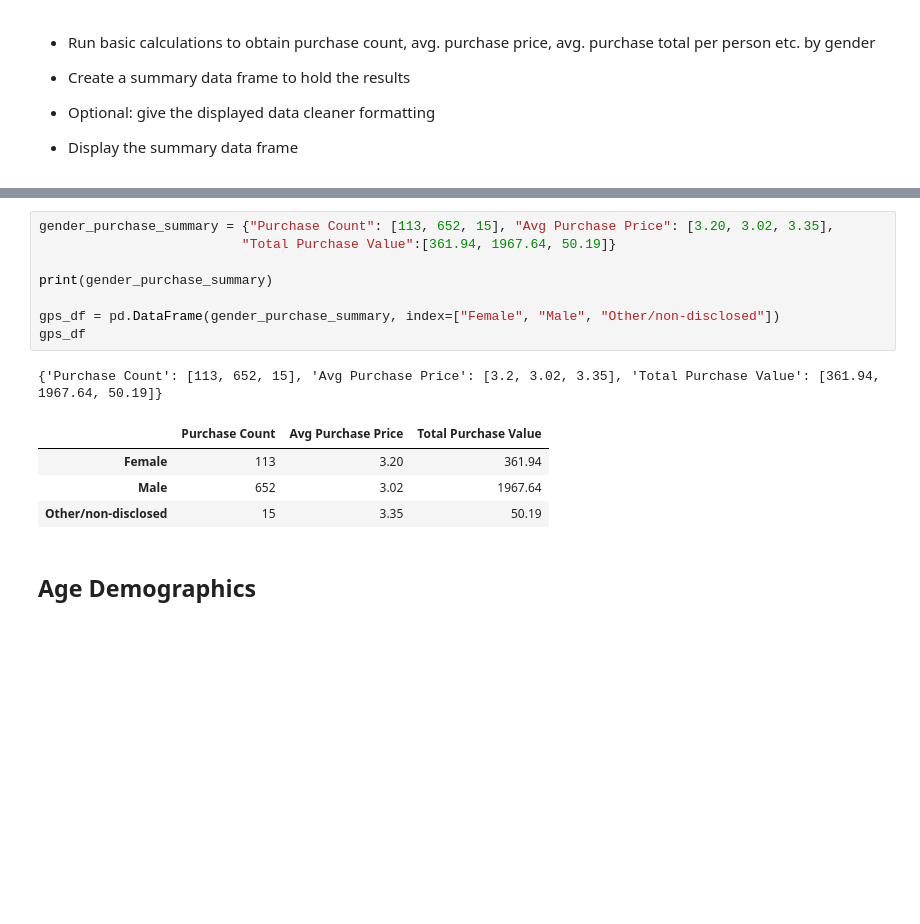
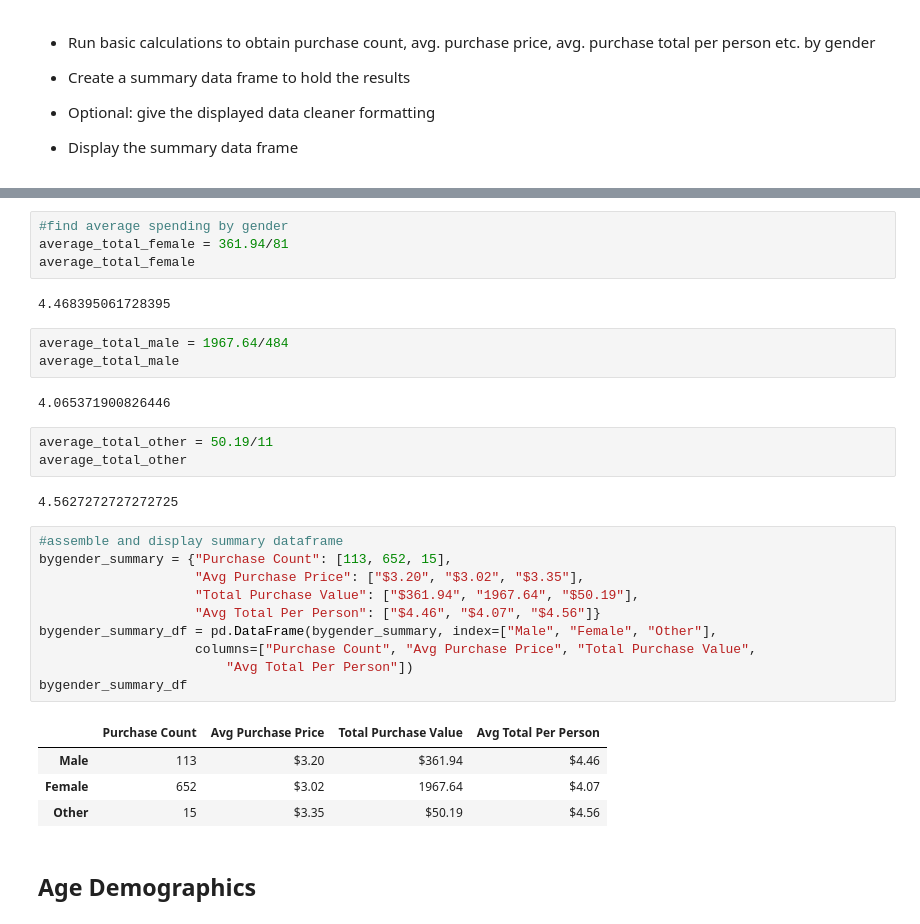
Before and after one commit to bellizzichrissy/homework, a Jupyter notebook: HeroesOfPymoli_starter.ipynb, the cells around one changed output, grey strips where cells are left out. Drawn from its saved outputs; the diff is of its cells as text; blank space fills up the shorter version.

```diff
--- a/HeroesOfPymoli_starter.ipynb
+++ b/HeroesOfPymoli_starter.ipynb
@@ -133,17 +190,34 @@ gender_group_df.count()*gender_group_df.mean()
+# %%
+#find average spending by gender
+average_total_female = 361.94/81
+average_total_female
+# %% [output]
+4.468395061728395
+# %%
+average_total_male = 1967.64/484
+average_total_male
+# %% [output]
+4.065371900826446
+# %%
+average_total_other = 50.19/11
+average_total_other
+# %% [output]
+4.5627272727272725
 # %%
-gender_purchase_summary = {"Purchase Count": [113, 652, 15], "Avg Purchase Price": [3.20, 3.02, 3.35],
-                          "Total Purchase Value":[361.94, 1967.64, 50.19]}
-
-print(gender_purchase_summary)
-
-gps_df = pd.DataFrame(gender_purchase_summary, index=["Female", "Male", "Other/non-disclosed"])
-gps_df
+#assemble and display summary dataframe
+bygender_summary = {"Purchase Count": [113, 652, 15],
+                    "Avg Purchase Price": ["$3.20", "$3.02", "$3.35"],
+                    "Total Purchase Value": ["$361.94", "1967.64", "$50.19"],
+                    "Avg Total Per Person": ["$4.46", "$4.07", "$4.56"]}
+bygender_summary_df = pd.DataFrame(bygender_summary, index=["Male", "Female", "Other"],
+                    columns=["Purchase Count", "Avg Purchase Price", "Total Purchase Value",
+                        "Avg Total Per Person"])
+bygender_summary_df
 # %% [output]
-{'Purchase Count': [113, 652, 15], 'Avg Purchase Price': [3.2, 3.02, 3.35], 'Total Purchase Value': [361.94, 1967.64, 50.19]}
-|  | Purchase Count | Avg Purchase Price | Total Purchase Value |
-| Female | 113 | 3.20 | 361.94 |
-| Male | 652 | 3.02 | 1967.64 |
-| Other/non-disclosed | 15 | 3.35 | 50.19 |
+|  | Purchase Count | Avg Purchase Price | Total Purchase Value | Avg Total Per Person |
+| Male | 113 | $3.20 | $361.94 | $4.46 |
+| Female | 652 | $3.02 | 1967.64 | $4.07 |
+| Other | 15 | $3.35 | $50.19 | $4.56 |
 # %% [markdown]
 ## Age Demographics
 # %% [markdown]
```
Also changed, not shown: parts of 62 cells of this notebook.
